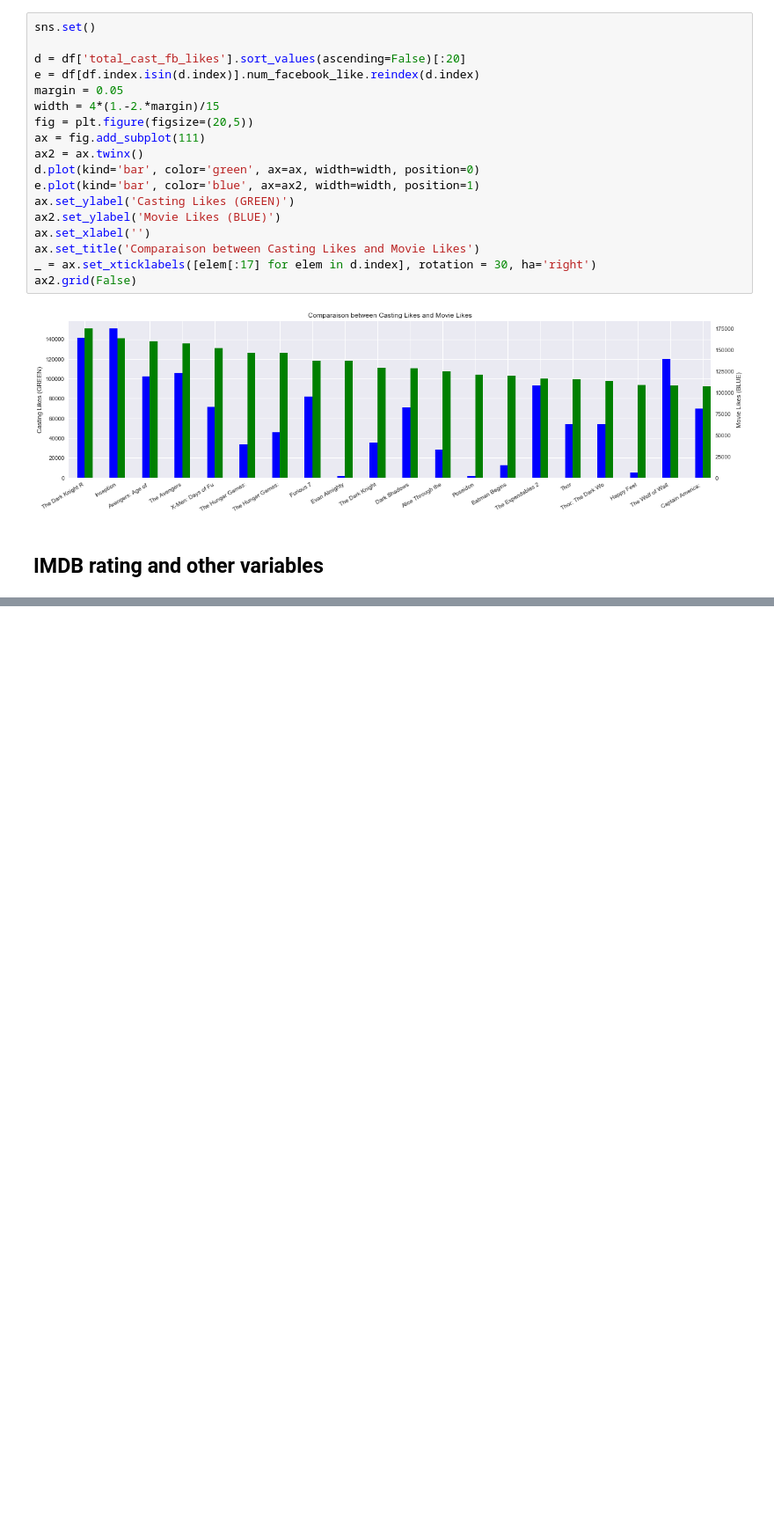
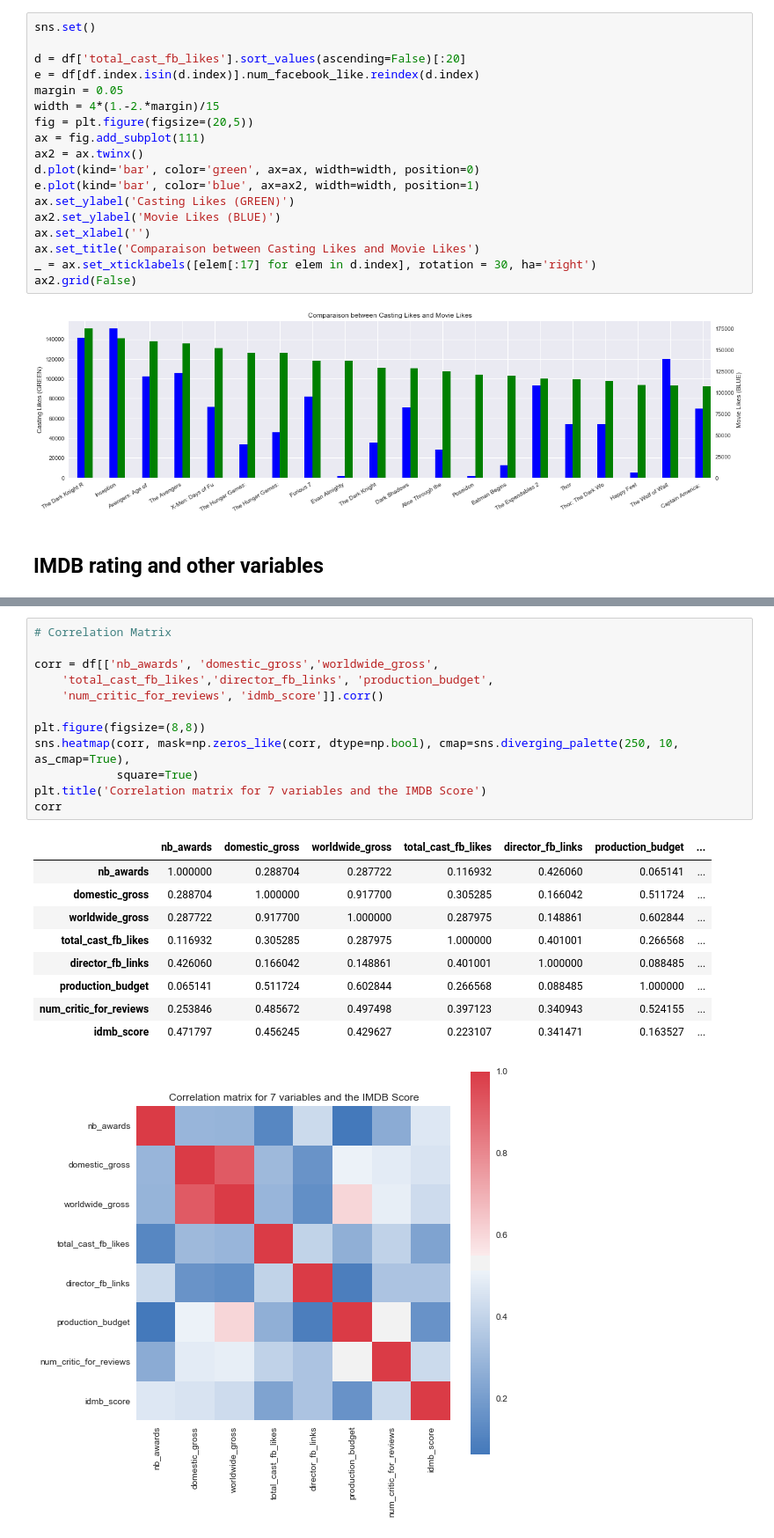
Before and after one commit to alexattia/Data-Science-Projects, a Jupyter notebook: KaggleMovieRating/Exploration.ipynb, the cells around one changed output, grey strips where cells are left out. Shown: that part at 88% size. Drawn from its saved outputs; the diff is of its cells as text; blank space fills up the shorter version.

```diff
--- a/KaggleMovieRating/Exploration.ipynb
+++ b/KaggleMovieRating/Exploration.ipynb
@@ -118,0 +123,23 @@ ax.set_title('Gross and Movie Likes compared to IMDB score')
+# %%
+# Correlation Matrix
+
+corr = df[['nb_awards', 'domestic_gross','worldwide_gross',
+    'total_cast_fb_likes','director_fb_links', 'production_budget',
+    'num_critic_for_reviews', 'idmb_score']].corr()
+
+plt.figure(figsize=(8,8))
+sns.heatmap(corr, mask=np.zeros_like(corr, dtype=np.bool), cmap=sns.diverging_palette(250, 10, as_cmap=True),
+            square=True)
+plt.title('Correlation matrix for 7 variables and the IMDB Score')
+corr
+# %% [output]
+|  | nb_awards | domestic_gross | worldwide_gross | total_cast_fb_likes | director_fb_links | production_budget | ... |
+| nb_awards | 1.000000 | 0.288704 | 0.287722 | 0.116932 | 0.426060 | 0.065141 | ... |
+| domestic_gross | 0.288704 | 1.000000 | 0.917700 | 0.305285 | 0.166042 | 0.511724 | ... |
+| worldwide_gross | 0.287722 | 0.917700 | 1.000000 | 0.287975 | 0.148861 | 0.602844 | ... |
+| total_cast_fb_likes | 0.116932 | 0.305285 | 0.287975 | 1.000000 | 0.401001 | 0.266568 | ... |
+| director_fb_links | 0.426060 | 0.166042 | 0.148861 | 0.401001 | 1.000000 | 0.088485 | ... |
+| production_budget | 0.065141 | 0.511724 | 0.602844 | 0.266568 | 0.088485 | 1.000000 | ... |
+| num_critic_for_reviews | 0.253846 | 0.485672 | 0.497498 | 0.397123 | 0.340943 | 0.524155 | ... |
+| idmb_score | 0.471797 | 0.456245 | 0.429627 | 0.223107 | 0.341471 | 0.163527 | ... |
+[figure, added]
```
Also changed, not shown: parts of 5 cells of this notebook, 4 other files.
